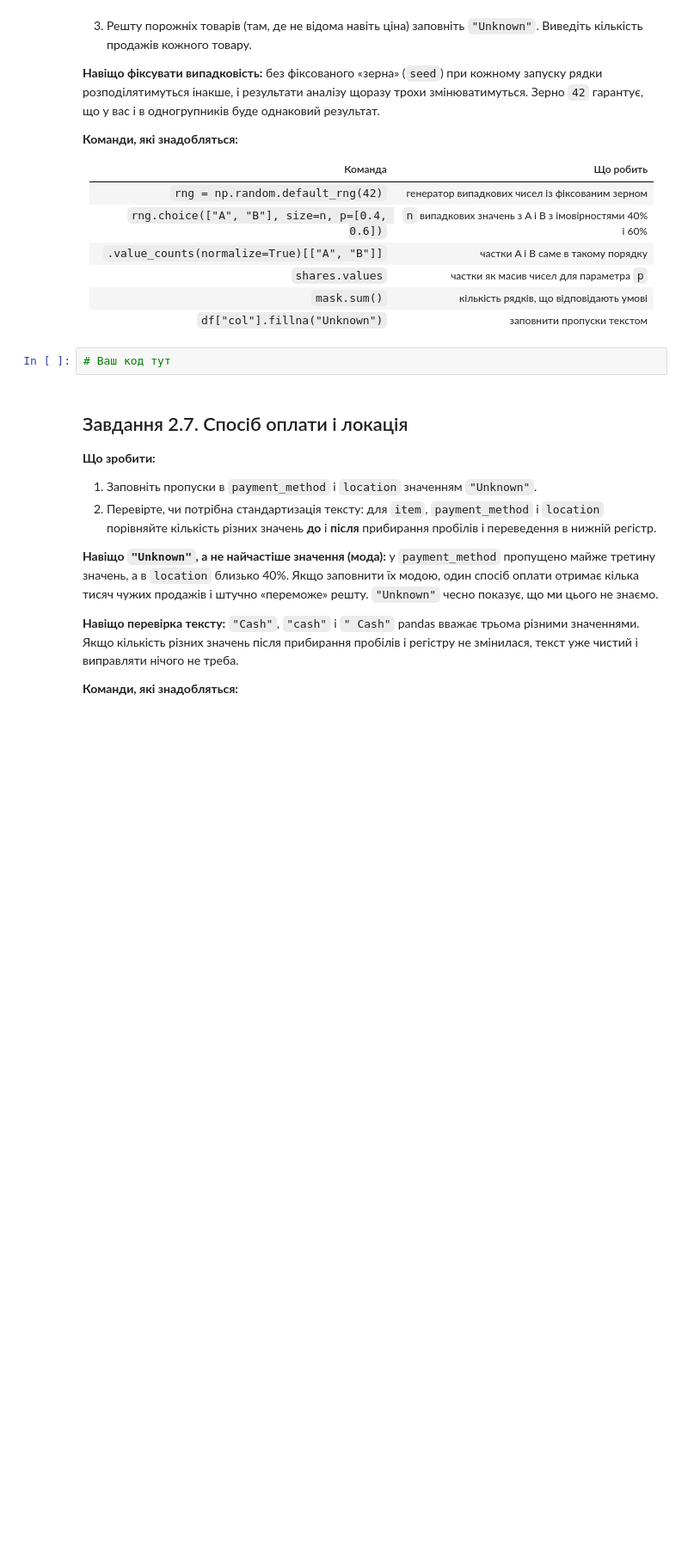
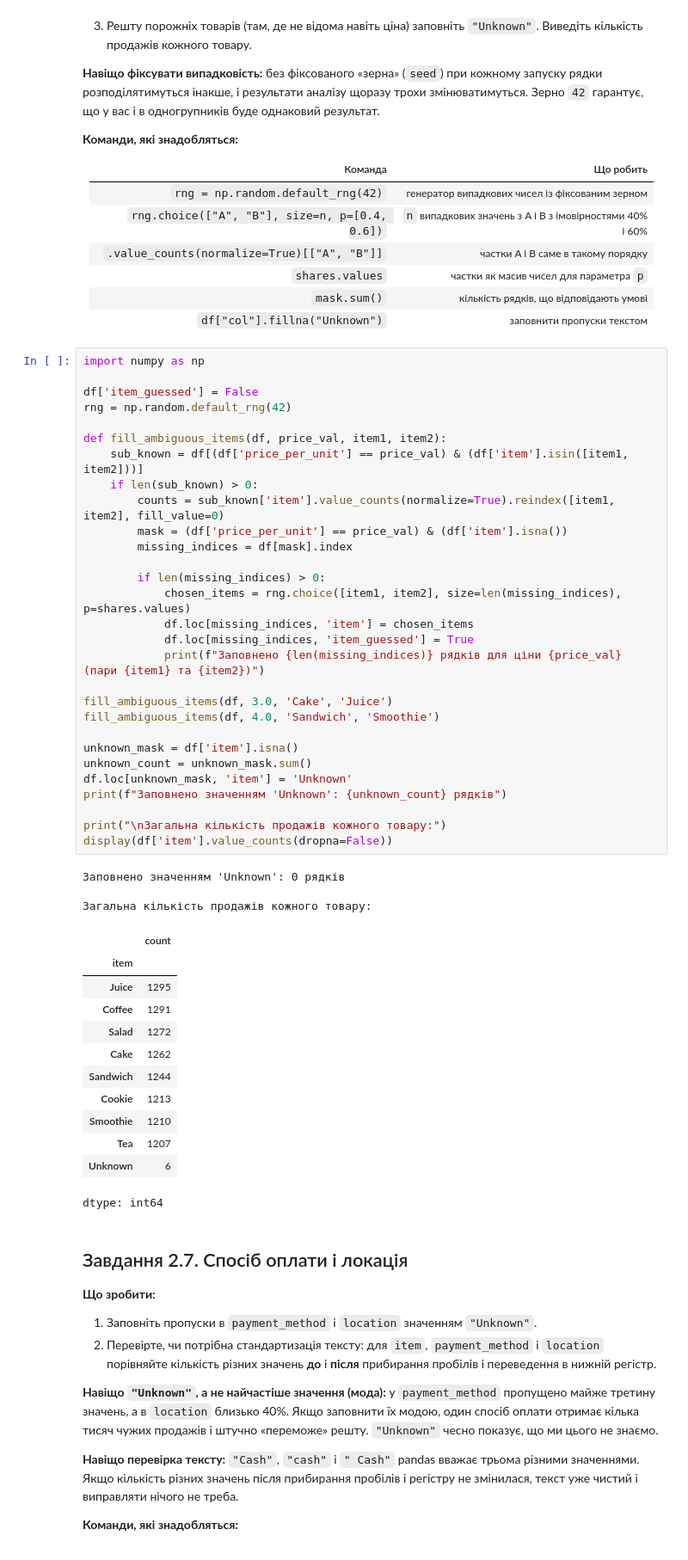
Before and after one commit to Alisa-debug777/Cafe_sales_3_11, a Jupyter notebook: Копия_блокнота_"Pandas_lesson_34_03_11_26_training_project_cafe_sales_ipynb".ipynb, the cells around one changed output. Shown at 86% size. Cells and saved outputs as stored; diff of their text form; blank space fills up the shorter version.

```diff
--- a/Копия_блокнота_"Pandas_lesson_34_03_11_26_training_project_cafe_sales_ipynb".ipynb
+++ b/Копия_блокнота_"Pandas_lesson_34_03_11_26_training_project_cafe_sales_ipynb".ipynb
@@ -583,8 +655,51 @@ print(f"Залишилося рядків без назви товару: {df['i
 | `shares.values` | частки як масив чисел для параметра `p` |
 | `mask.sum()` | кількість рядків, що відповідають умові |
 | `df["col"].fillna("Unknown")` | заповнити пропуски текстом |
-# %%
-# Ваш код тут
+# %%
+import numpy as np
+
+df['item_guessed'] = False
+rng = np.random.default_rng(42)
+
+def fill_ambiguous_items(df, price_val, item1, item2):
+    sub_known = df[(df['price_per_unit'] == price_val) & (df['item'].isin([item1, item2]))]
+    if len(sub_known) > 0:
+        counts = sub_known['item'].value_counts(normalize=True).reindex([item1, item2], fill_value=0)
+        mask = (df['price_per_unit'] == price_val) & (df['item'].isna())
+        missing_indices = df[mask].index
+
+        if len(missing_indices) > 0:
+            chosen_items = rng.choice([item1, item2], size=len(missing_indices), p=shares.values)
+            df.loc[missing_indices, 'item'] = chosen_items
+            df.loc[missing_indices, 'item_guessed'] = True
+            print(f"Заповнено {len(missing_indices)} рядків для ціни {price_val} (пари {item1} та {item2})")
+
+fill_ambiguous_items(df, 3.0, 'Cake', 'Juice')
+fill_ambiguous_items(df, 4.0, 'Sandwich', 'Smoothie')
+
+unknown_mask = df['item'].isna()
+unknown_count = unknown_mask.sum()
+df.loc[unknown_mask, 'item'] = 'Unknown'
+print(f"Заповнено значенням 'Unknown': {unknown_count} рядків")
+
+print("\nЗагальна кількість продажів кожного товару:")
+display(df['item'].value_counts(dropna=False))
+# %% [output]
+Заповнено значенням 'Unknown': 0 рядків
+
+Загальна кількість продажів кожного товару:
+|  | count |
+| item |  |
+| Juice | 1295 |
+| Coffee | 1291 |
+| Salad | 1272 |
+| Cake | 1262 |
+| Sandwich | 1244 |
+| Cookie | 1213 |
+| Smoothie | 1210 |
+| Tea | 1207 |
+| Unknown | 6 |
+dtype: int64
 # %% [markdown]
 ## Завдання 2.7. Спосіб оплати і локація
 
```
Also changed, not shown: parts of 12 cells of this notebook.
